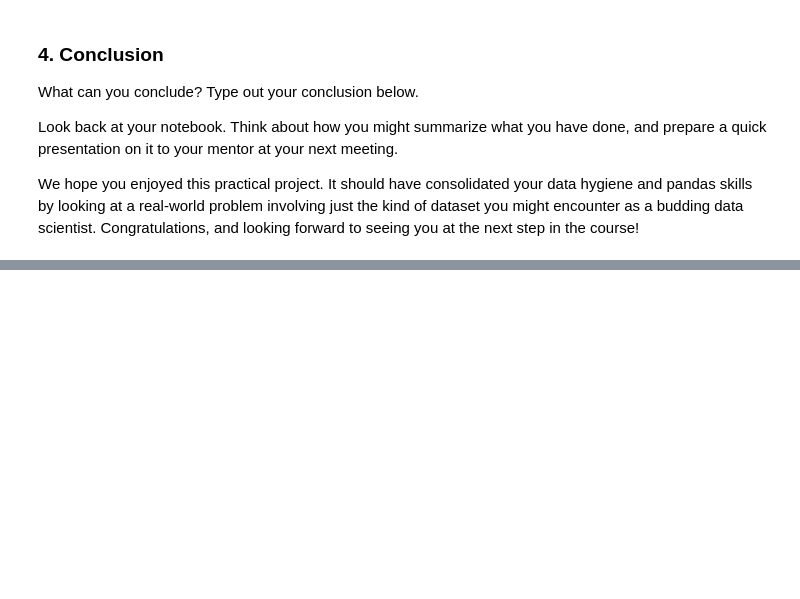
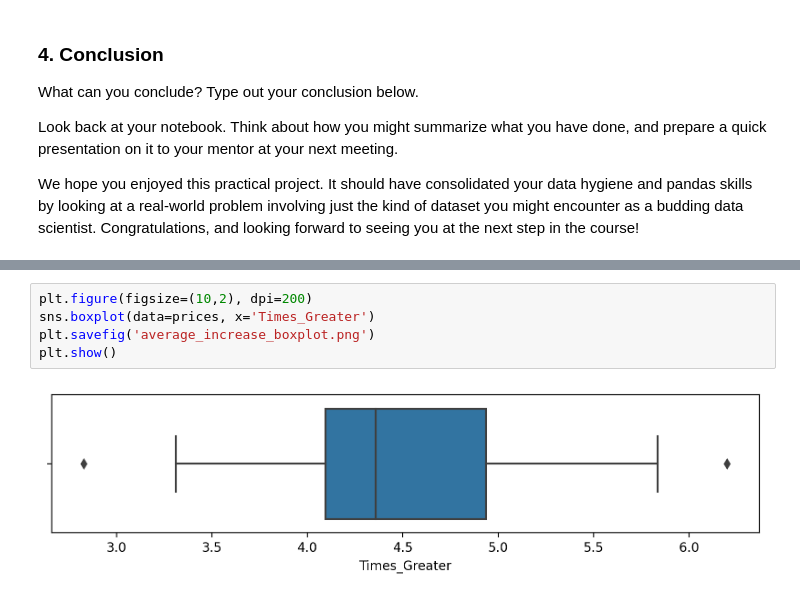
Before and after one commit to clewis53/CaeleyLewis_Unit4Challenge_Tier-3, a Jupyter notebook: CaeleyLewis_Unit4Challenge_Tier3.ipynb, the cells around one changed output, grey strips where cells are left out. Drawn from its saved outputs; the diff is of its cells as text; blank space fills up the shorter version.

```diff
--- a/CaeleyLewis_Unit4Challenge_Tier3.ipynb
+++ b/CaeleyLewis_Unit4Challenge_Tier3.ipynb
@@ -279,0 +325,7 @@ We hope you enjoyed this practical project. It should have consolidated your dat
+# %%
+plt.figure(figsize=(10,2), dpi=200)
+sns.boxplot(data=prices, x='Times_Greater')
+plt.savefig('average_increase_boxplot.png')
+plt.show()
+# %% [output]
+[figure, added]
```
Also changed, not shown: parts of 9 cells of this notebook.
